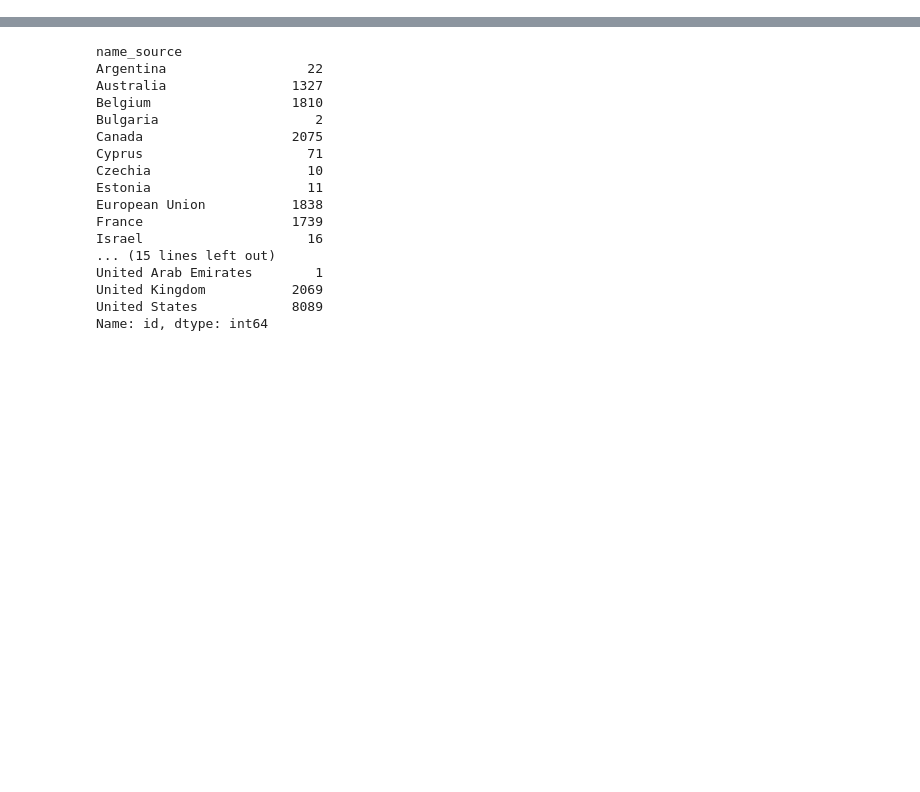
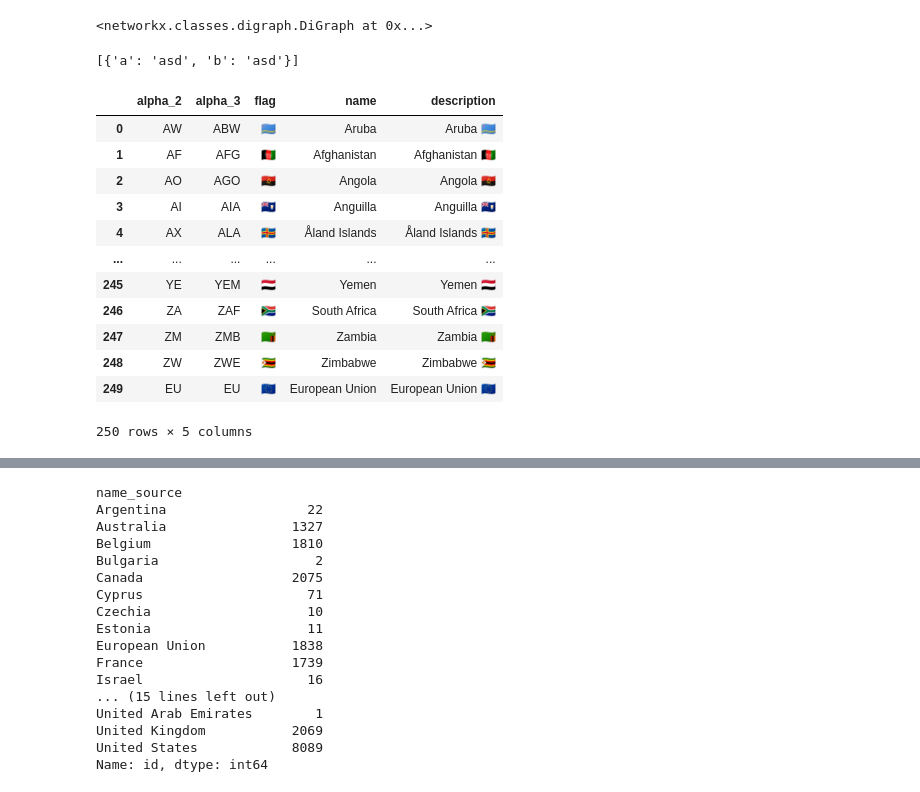
Before and after one commit to HackerBschor/SanctionsDashboard, a Jupyter notebook: exploration.ipynb, the cells around one changed output, grey strips where cells are left out. Saved outputs shown, nothing was run; the diff lists cells and outputs as text; code cells hidden in the pictures; blank space fills up the shorter version.

```diff
--- a/exploration.ipynb
+++ b/exploration.ipynb
@@ -5,0 +12,32 @@ from sqlalchemy import create_engine
+# %%
+sql = "SELECT source_country, target_country, count(DISTINCT id) AS weight FROM entries_countries GROUP BY 1,2"
+df = pd.read_sql(sql, params={}, con=engine)
+graph = nx.from_pandas_edgelist(df, source="source_country", target="target_country", edge_attr=["weight"], create_using=nx.DiGraph())
+graph
+# %% [output]
+<networkx.classes.digraph.DiGraph at 0x...>
+# %%
+pd.DataFrame({"a": ["asd"], "b": ["asd"]}).to_dict("records")
+# %% [output]
+[{'a': 'asd', 'b': 'asd'}]
+# %%
+countries = [{"alpha_2": c.alpha_2, "alpha_3": c.alpha_3, "flag": c.flag, "name": c.name} for c in pycountry.countries]
+countries.append({"alpha_2": "EU", "alpha_3": "EU", "flag": '🇪🇺', "name": "European Union"})
+countries = pd.DataFrame(countries)
+countries["description"] = countries.apply(lambda x: f"{x['name']} {x['flag']}", axis=1)
+
+countries
+# %% [output]
+|  | alpha_2 | alpha_3 | flag | name | description |
+| 0 | AW | ABW | 🇦🇼 | Aruba | Aruba 🇦🇼 |
+| 1 | AF | AFG | 🇦🇫 | Afghanistan | Afghanistan 🇦🇫 |
+| 2 | AO | AGO | 🇦🇴 | Angola | Angola 🇦🇴 |
+| 3 | AI | AIA | 🇦🇮 | Anguilla | Anguilla 🇦🇮 |
+| 4 | AX | ALA | 🇦🇽 | Åland Islands | Åland Islands 🇦🇽 |
+| ... | ... | ... | ... | ... | ... |
+| 245 | YE | YEM | 🇾🇪 | Yemen | Yemen 🇾🇪 |
+| 246 | ZA | ZAF | 🇿🇦 | South Africa | South Africa 🇿🇦 |
+| 247 | ZM | ZMB | 🇿🇲 | Zambia | Zambia 🇿🇲 |
+| 248 | ZW | ZWE | 🇿🇼 | Zimbabwe | Zimbabwe 🇿🇼 |
+| 249 | EU | EU | 🇪🇺 | European Union | European Union 🇪🇺 |
+250 rows × 5 columns
```
Also changed, not shown: parts of 6 cells of this notebook, 6 other files.
